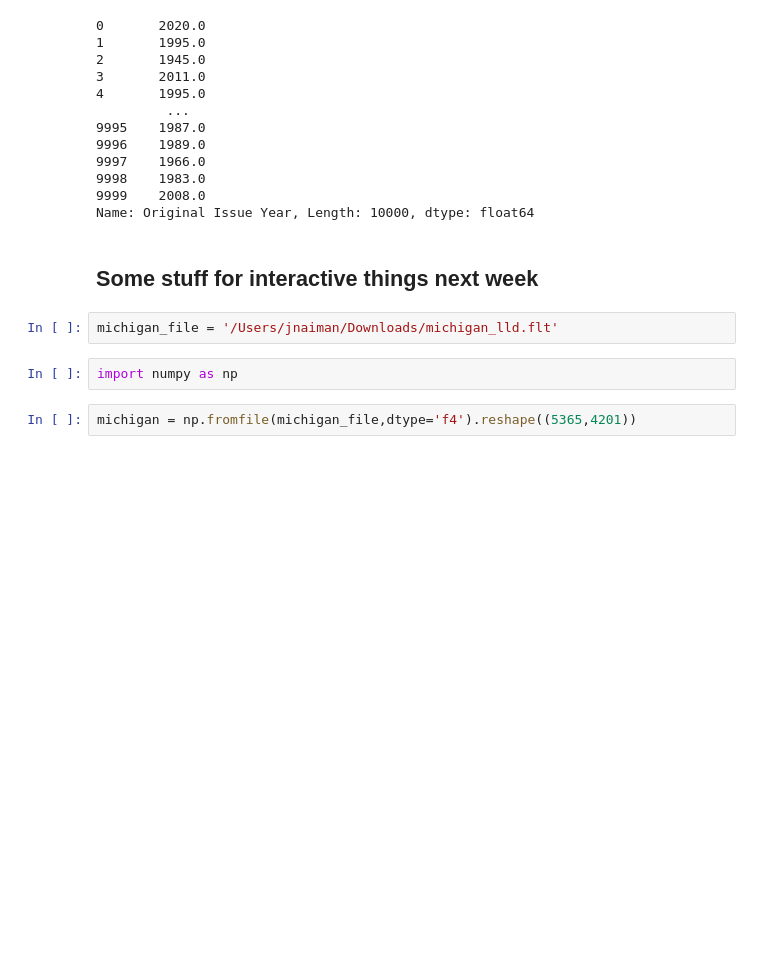
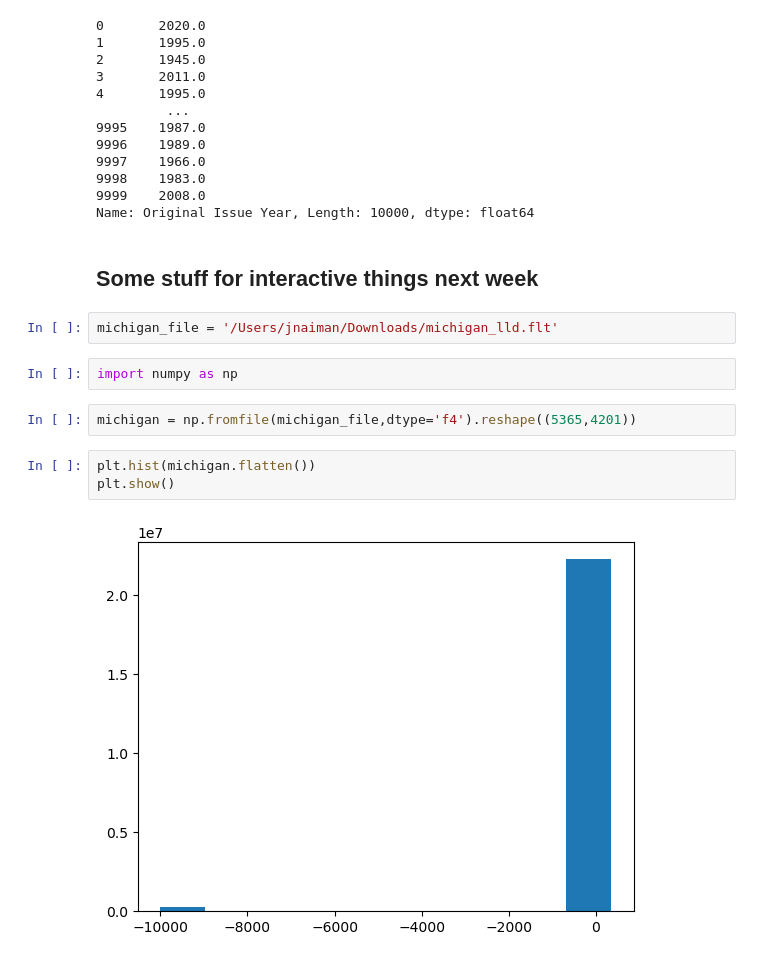
Before and after one commit to UIUC-iSchool-DataViz/is445_oauoag_spring2023, a Jupyter notebook: week03/inClass_week03.ipynb, the cells around one changed output. Cells and saved outputs as stored; diff of their text form; blank space fills up the shorter version.

```diff
--- a/week03/inClass_week03.ipynb
+++ b/week03/inClass_week03.ipynb
@@ -571,3 +571,8 @@ michigan_file = '/Users/jnaiman/Downloads/michigan_lld.flt'
 import numpy as np
 # %%
 michigan = np.fromfile(michigan_file,dtype='f4').reshape((5365,4201))
+# %%
+plt.hist(michigan.flatten())
+plt.show()
+# %% [output]
+[figure, added]
```
